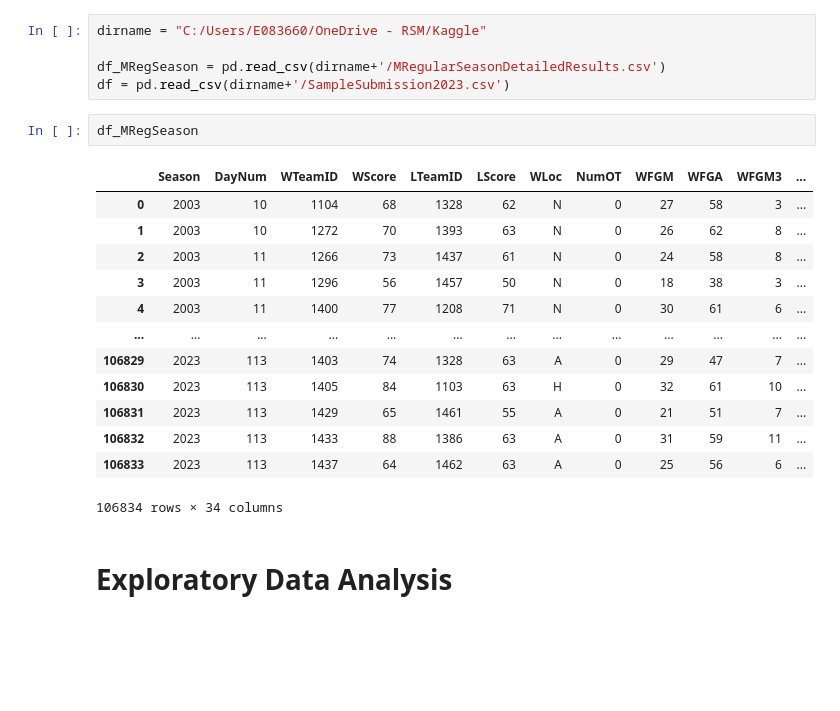
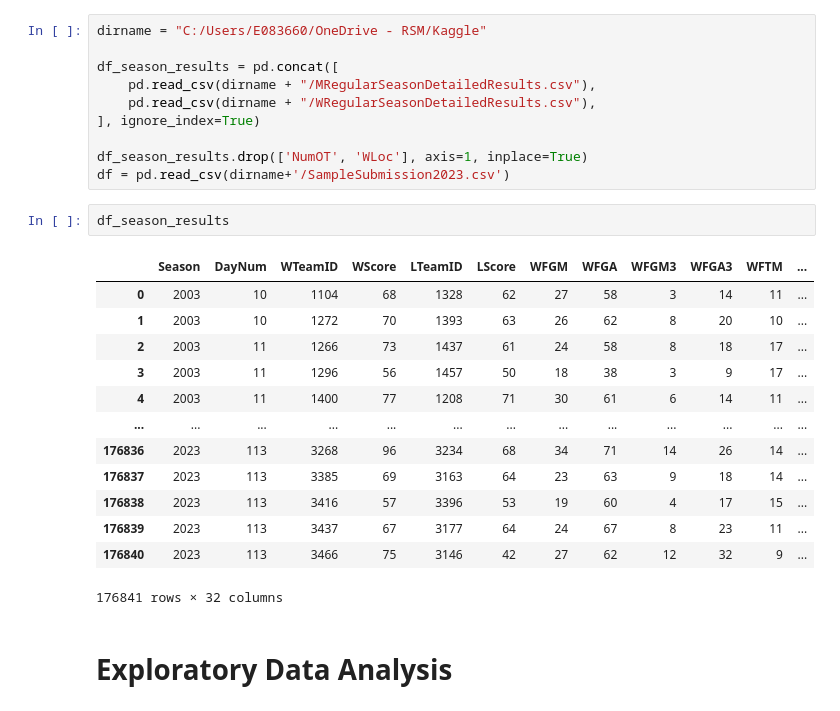
Before and after one commit to DylanBingham/March-Madness-2023, a Jupyter notebook: MM Code.ipynb, the cells around one changed output. Drawn from its saved outputs; the diff is of its cells as text; blank space fills up the shorter version.

```diff
--- a/MM Code.ipynb
+++ b/MM Code.ipynb
@@ -40,24 +40,29 @@ C:/Users/E083660/OneDrive - RSM/Kaggle\1. Dylan code\.ipynb_checkpoints\MM Code-
 # %%
 dirname = "C:/Users/E083660/OneDrive - RSM/Kaggle"
 
-df_MRegSeason = pd.read_csv(dirname+'/MRegularSeasonDetailedResults.csv')
+df_season_results = pd.concat([
+    pd.read_csv(dirname + "/MRegularSeasonDetailedResults.csv"),
+    pd.read_csv(dirname + "/WRegularSeasonDetailedResults.csv"),
+], ignore_index=True)
+
+df_season_results.drop(['NumOT', 'WLoc'], axis=1, inplace=True)
 df = pd.read_csv(dirname+'/SampleSubmission2023.csv')
 # %%
-df_MRegSeason
+df_season_results
 # %% [output]
-|  | Season | DayNum | WTeamID | WScore | LTeamID | LScore | WLoc | NumOT | WFGM | WFGA | WFGM3 | ... |
-| 0 | 2003 | 10 | 1104 | 68 | 1328 | 62 | N | 0 | 27 | 58 | 3 | ... |
-| 1 | 2003 | 10 | 1272 | 70 | 1393 | 63 | N | 0 | 26 | 62 | 8 | ... |
-| 2 | 2003 | 11 | 1266 | 73 | 1437 | 61 | N | 0 | 24 | 58 | 8 | ... |
-| 3 | 2003 | 11 | 1296 | 56 | 1457 | 50 | N | 0 | 18 | 38 | 3 | ... |
-| 4 | 2003 | 11 | 1400 | 77 | 1208 | 71 | N | 0 | 30 | 61 | 6 | ... |
+|  | Season | DayNum | WTeamID | WScore | LTeamID | LScore | WFGM | WFGA | WFGM3 | WFGA3 | WFTM | ... |
+| 0 | 2003 | 10 | 1104 | 68 | 1328 | 62 | 27 | 58 | 3 | 14 | 11 | ... |
+| 1 | 2003 | 10 | 1272 | 70 | 1393 | 63 | 26 | 62 | 8 | 20 | 10 | ... |
+| 2 | 2003 | 11 | 1266 | 73 | 1437 | 61 | 24 | 58 | 8 | 18 | 17 | ... |
+| 3 | 2003 | 11 | 1296 | 56 | 1457 | 50 | 18 | 38 | 3 | 9 | 17 | ... |
+| 4 | 2003 | 11 | 1400 | 77 | 1208 | 71 | 30 | 61 | 6 | 14 | 11 | ... |
 | ... | ... | ... | ... | ... | ... | ... | ... | ... | ... | ... | ... | ... |
-| 106829 | 2023 | 113 | 1403 | 74 | 1328 | 63 | A | 0 | 29 | 47 | 7 | ... |
-| 106830 | 2023 | 113 | 1405 | 84 | 1103 | 63 | H | 0 | 32 | 61 | 10 | ... |
-| 106831 | 2023 | 113 | 1429 | 65 | 1461 | 55 | A | 0 | 21 | 51 | 7 | ... |
-| 106832 | 2023 | 113 | 1433 | 88 | 1386 | 63 | A | 0 | 31 | 59 | 11 | ... |
-| 106833 | 2023 | 113 | 1437 | 64 | 1462 | 63 | A | 0 | 25 | 56 | 6 | ... |
+| 176836 | 2023 | 113 | 3268 | 96 | 3234 | 68 | 34 | 71 | 14 | 26 | 14 | ... |
+| 176837 | 2023 | 113 | 3385 | 69 | 3163 | 64 | 23 | 63 | 9 | 18 | 14 | ... |
+| 176838 | 2023 | 113 | 3416 | 57 | 3396 | 53 | 19 | 60 | 4 | 17 | 15 | ... |
+| 176839 | 2023 | 113 | 3437 | 67 | 3177 | 64 | 24 | 67 | 8 | 23 | 11 | ... |
+| 176840 | 2023 | 113 | 3466 | 75 | 3146 | 42 | 27 | 62 | 12 | 32 | 9 | ... |
-106834 rows × 34 columns
+176841 rows × 32 columns
 # %% [markdown]
 # Exploratory Data Analysis
 # %% [markdown]
```
Also changed, not shown: parts of 67 cells of this notebook.
